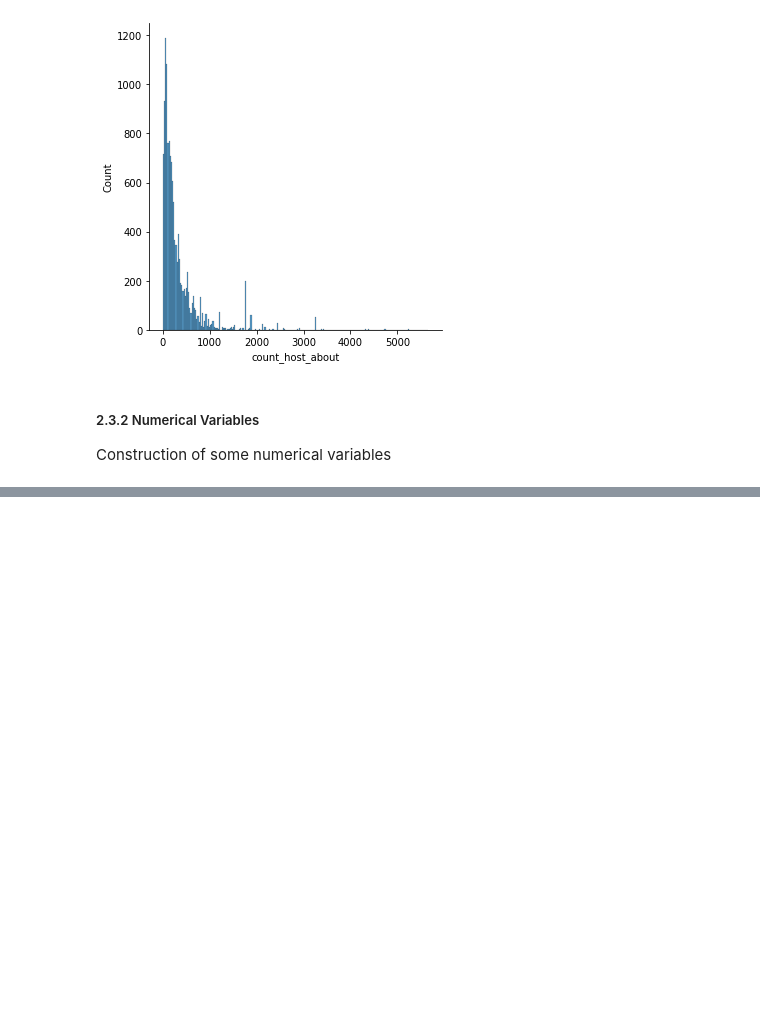
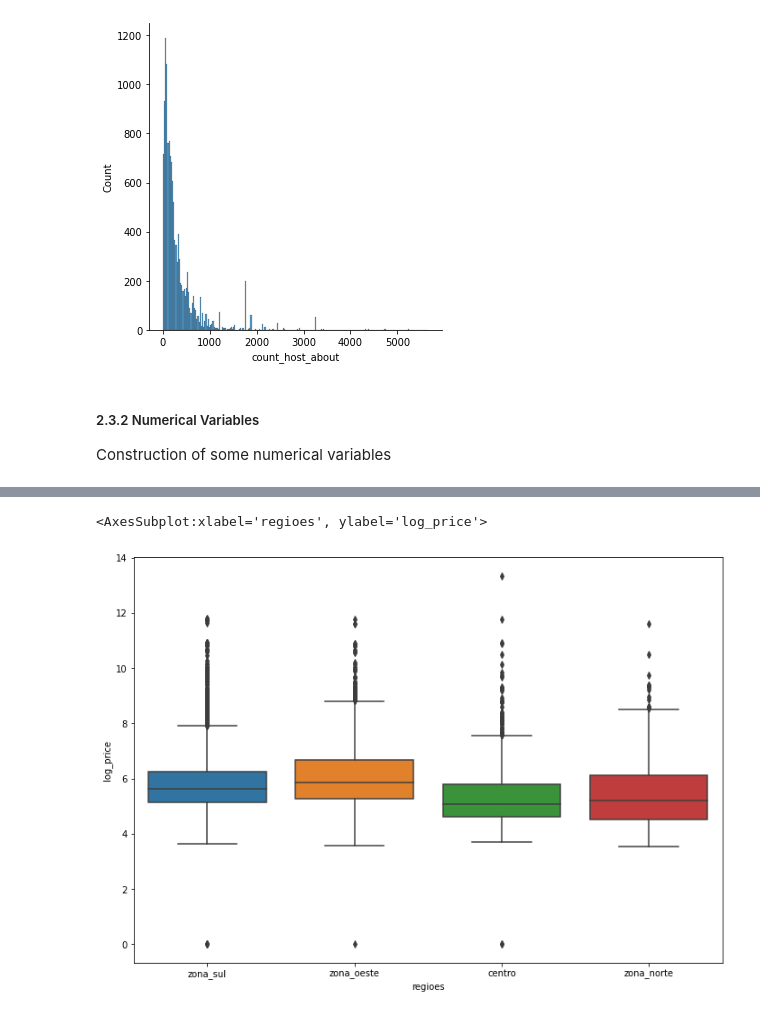
Before and after one commit to bluegardier/airbnb_prediction, a Jupyter notebook: notebooks/data_exploration_airbnb.ipynb, the cells around one changed output, grey strips where cells are left out. Drawn from its saved outputs; the diff is of its cells as text; code cells hidden in the pictures; blank space fills up the shorter version.

```diff
--- a/notebooks/data_exploration_airbnb.ipynb
+++ b/notebooks/data_exploration_airbnb.ipynb
@@ -267,10 +246,0 @@ array(['1 bath', '1.5 baths', '7 baths', '3.5 baths', '3 baths',
-# %%
-# Create "bathroom_text_clean" variable containing only "bathrooms_text"'s numerical part.
-df['bathroom_text_clean'] = extract_numbers(df, 'bathrooms_text', fillna=True)
-
-
-# Create "Bathroom" count variable and "half_bath" as binary variable.
-df['bathrooms'] = np.where(df['bathroom_text_clean'].str.isalnum()==True, df['bathroom_text_clean'], 0)
-df['half_bath'] = np.where(df['bathroom_text_clean'].str.isalnum()==False, 1, 0)
-# %%
-df.drop(to_drop, axis=1, inplace=True)
@@ -276,0 +271,8 @@ df.drop(to_drop, axis=1, inplace=True)
+# %%
+# Create "bathroom_text_clean" variable containing only "bathrooms_text"'s numerical part.
+df['bathroom_text_clean'] = eda_utils.extract_numbers(df, 'bathrooms_text', fillna=True)
+
+
+# Create "Bathroom" count variable and "half_bath" as binary variable.
+df['bathrooms'] = np.where(df['bathroom_text_clean'].str.isalnum()==True, df['bathroom_text_clean'], 0)
+df['half_bath'] = np.where(df['bathroom_text_clean'].str.isalnum()==False, 1, 0)
@@ -276,0 +287,2 @@ df.drop(to_drop, axis=1, inplace=True)
+# %%
+df['regioes'] = eda_utils.creating_zones(df)
@@ -276,0 +310,6 @@ df.drop(to_drop, axis=1, inplace=True)
+# %%
+eda_utils.plot_configuration()
+sns.boxplot(x="regioes", y="log_price", data=df)
+# %% [output]
+<AxesSubplot:xlabel='regioes', ylabel='log_price'>
+[figure, added]
```
Also changed, not shown: parts of 24 cells of this notebook.
